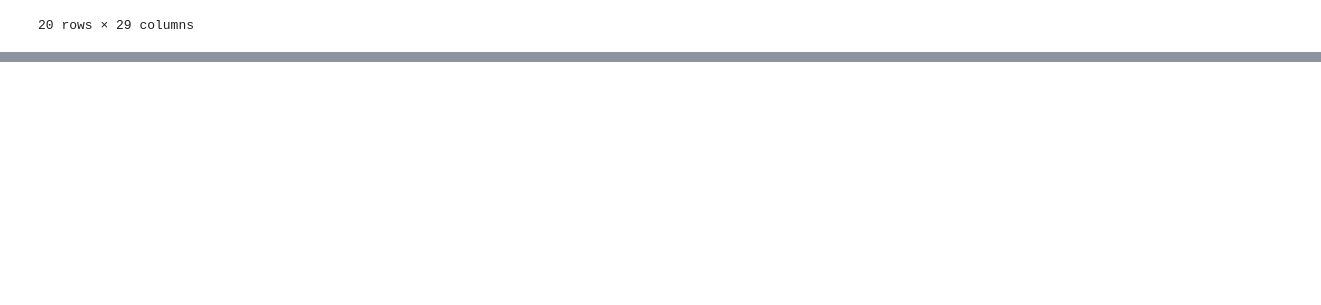
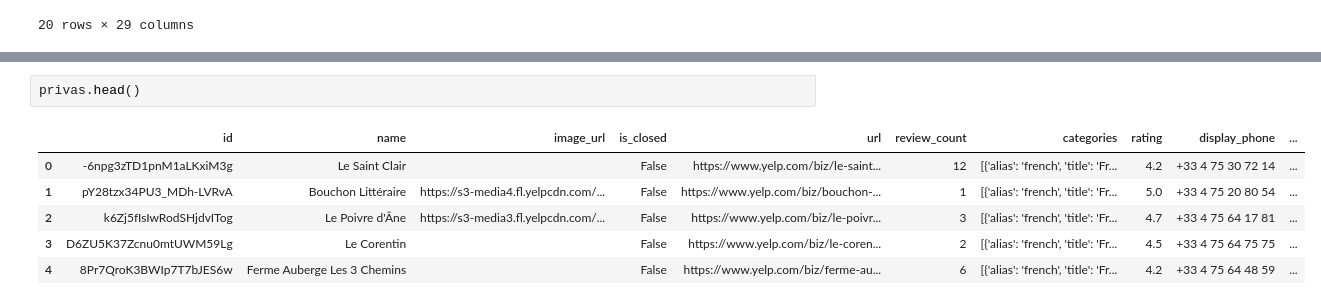
Before and after one commit to aurelieDANIEL2003/AAA_table, a Jupyter notebook: essai.ipynb, the cells around one changed output, grey strips where cells are left out. Saved outputs shown, nothing was run; the diff lists cells and outputs as text; blank space fills up the shorter version.

```diff
--- a/essai.ipynb
+++ b/essai.ipynb
@@ -483,0 +430,9 @@ ImportError: cannot import name 'api_ville' from 'utils4' (/Users/lou/Documents/
+# %%
+privas.head()
+# %% [output]
+|  | id | name | image_url | is_closed | url | review_count | categories | rating | display_phone | ... |
+| 0 | -6npg3zTD1pnM1aLKxiM3g | Le Saint Clair |  | False | https://www.yelp.com/biz/le-saint... | 12 | [{'alias': 'french', 'title': 'Fr... | 4.2 | +33 4 75 30 72 14 | ... |
+| 1 | pY28tzx34PU3_MDh-LVRvA | Bouchon Littéraire | https://s3-media4.fl.yelpcdn.com/... | False | https://www.yelp.com/biz/bouchon-... | 1 | [{'alias': 'french', 'title': 'Fr... | 5.0 | +33 4 75 20 80 54 | ... |
+| 2 | k6Zj5fIsIwRodSHjdvITog | Le Poivre d'Âne | https://s3-media3.fl.yelpcdn.com/... | False | https://www.yelp.com/biz/le-poivr... | 3 | [{'alias': 'french', 'title': 'Fr... | 4.7 | +33 4 75 64 17 81 | ... |
+| 3 | D6ZU5K37Zcnu0mtUWM59Lg | Le Corentin |  | False | https://www.yelp.com/biz/le-coren... | 2 | [{'alias': 'french', 'title': 'Fr... | 4.5 | +33 4 75 64 75 75 | ... |
+| 4 | 8Pr7QroK3BWIp7T7bJES6w | Ferme Auberge Les 3 Chemins |  | False | https://www.yelp.com/biz/ferme-au... | 6 | [{'alias': 'french', 'title': 'Fr... | 4.2 | +33 4 75 64 48 59 | ... |
```
Also changed, not shown: parts of 6 cells of this notebook, 1 other file.
